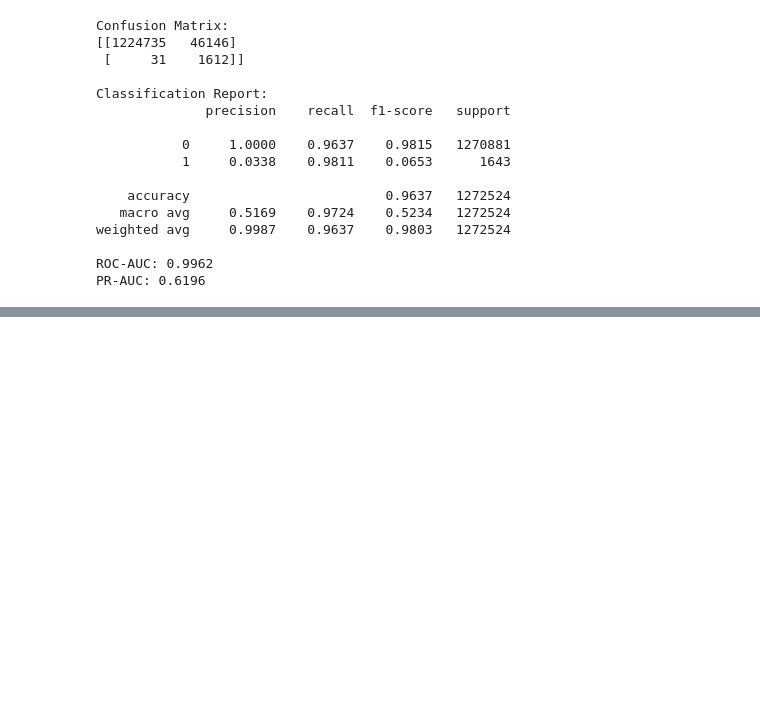
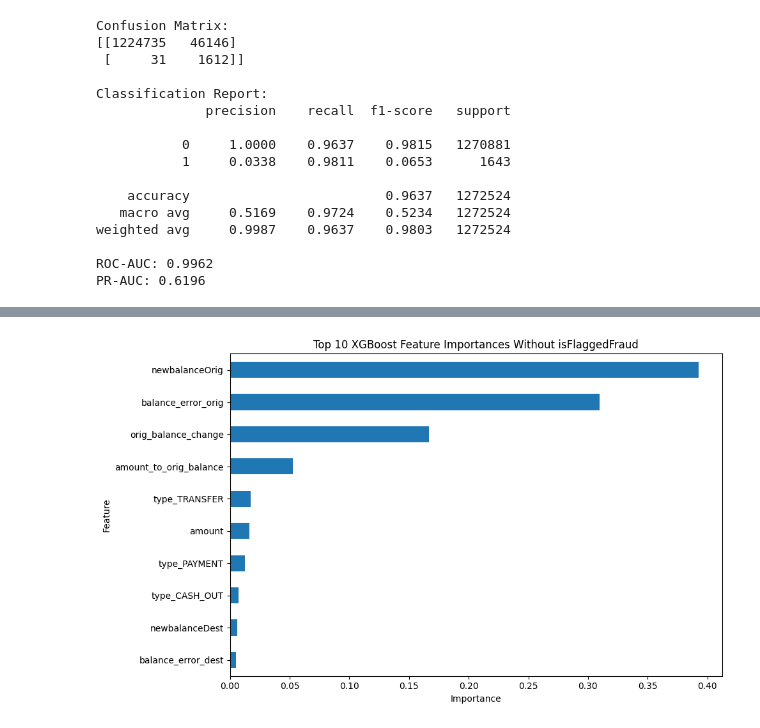
Before and after one commit to PavitranBhat/fraud-detection-system, a Jupyter notebook: notebooks/01_eda.ipynb, the cells around one changed output, grey strips where cells are left out. Cells and saved outputs as stored; diff of their text form; code cells hidden in the pictures; blank space fills up the shorter version.

Commit message:
Complete fraud detection project

```diff
--- a/notebooks/01_eda.ipynb
+++ b/notebooks/01_eda.ipynb
@@ -462,0 +693,8 @@ PR-AUC: 0.6196
+# %%
+feature_importance_nf = pd.Series(
+    xgb_no_flag.feature_importances_,
+    index=X_train_nf.columns
+).sort_values(ascending=False)
+
+print("Top 10 Most Important Features (Without isFlaggedFraud):")
+print(feature_importance_nf.head(10))
@@ -462,0 +714,13 @@ PR-AUC: 0.6196
+# %%
+plt.figure(figsize=(10, 6))
+
+feature_importance_nf.head(10).sort_values().plot(kind="barh")
+
+plt.title("Top 10 XGBoost Feature Importances Without isFlaggedFraud")
+plt.xlabel("Importance")
+plt.ylabel("Feature")
+
+plt.tight_layout()
+plt.show()
+# %% [output]
+[figure, added]
```
Also changed, not shown: parts of 14 cells of this notebook, 1 other file.
